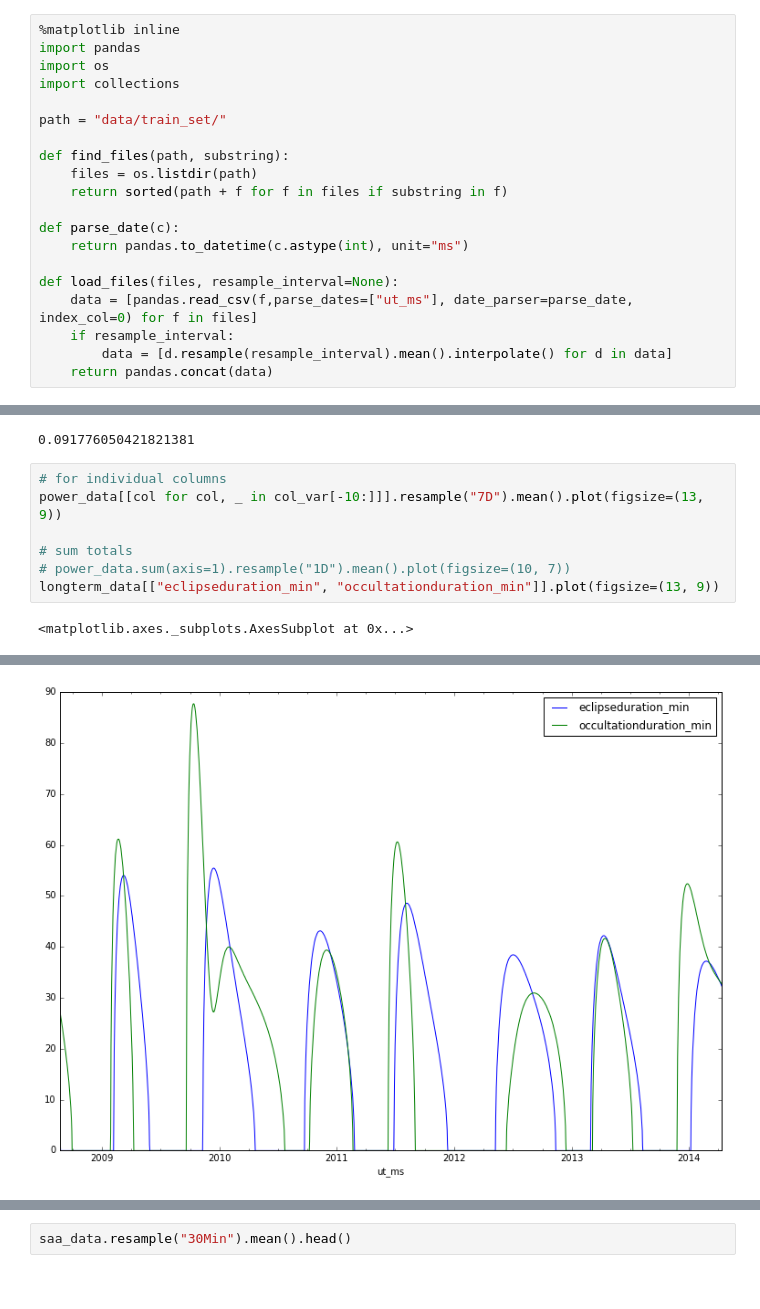
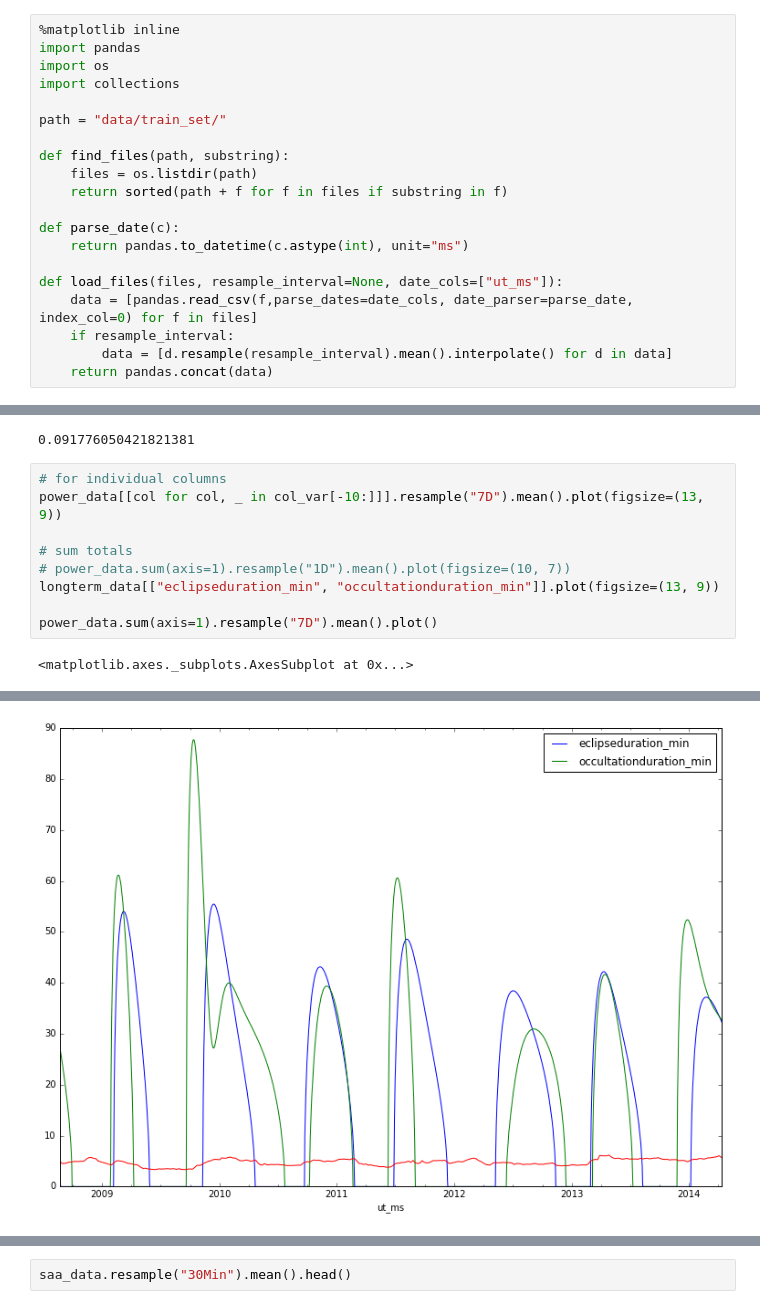
Before and after one commit to ktrnka/mars-express, a Jupyter notebook: experiments.ipynb, the cells around one changed output, grey strips where cells are left out. Cells and saved outputs as stored; diff of their text form.

```diff
--- a/experiments.ipynb
+++ b/experiments.ipynb
@@ -13,8 +13,8 @@ def find_files(path, substring):
 def parse_date(c):
     return pandas.to_datetime(c.astype(int), unit="ms")
 
-def load_files(files, resample_interval=None):
-    data = [pandas.read_csv(f,parse_dates=["ut_ms"], date_parser=parse_date, index_col=0) for f in files]
+def load_files(files, resample_interval=None, date_cols=["ut_ms"]):
+    data = [pandas.read_csv(f,parse_dates=date_cols, date_parser=parse_date, index_col=0) for f in files]
     if resample_interval:
         data = [d.resample(resample_interval).mean().interpolate() for d in data]
     return pandas.concat(data)
@@ -150,14 +137,16 @@ reup = downsampled.reindex(power_data.index, method="pad")
 # %%
 # for individual columns
 power_data[[col for col, _ in col_var[-10:]]].resample("7D").mean().plot(figsize=(13, 9))
 
 # sum totals
 # power_data.sum(axis=1).resample("1D").mean().plot(figsize=(10, 7))
 longterm_data[["eclipseduration_min", "occultationduration_min"]].plot(figsize=(13, 9))
+
+power_data.sum(axis=1).resample("7D").mean().plot()
 # %% [output]
 <matplotlib.axes._subplots.AxesSubplot at 0x...>
 [figure]
-[figure, old version]
+[figure, new version]
 # %%
 saa_data = load_files(find_files(path, "saaf"))
 saa_data.describe()
```
Also changed, not shown: parts of 4 cells of this notebook, 1 other file.
